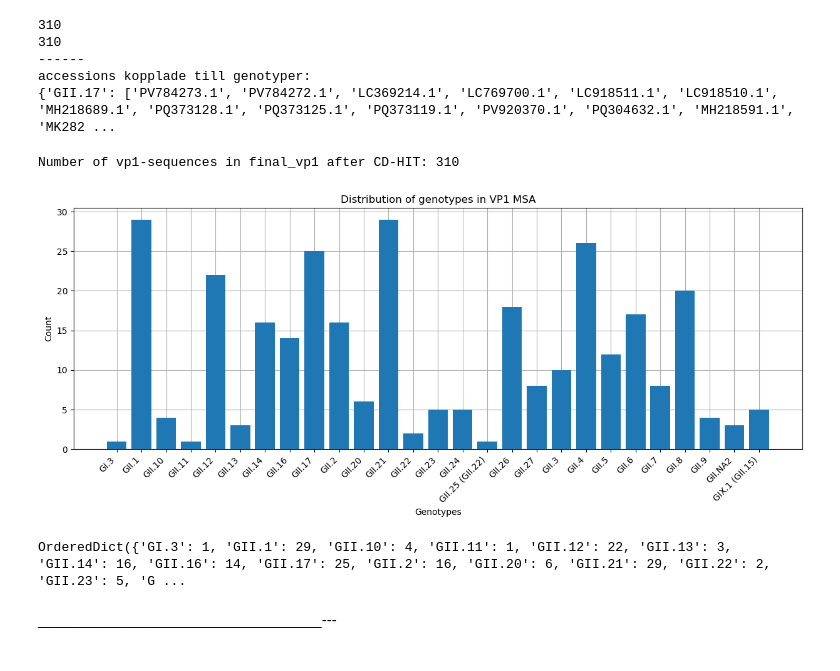
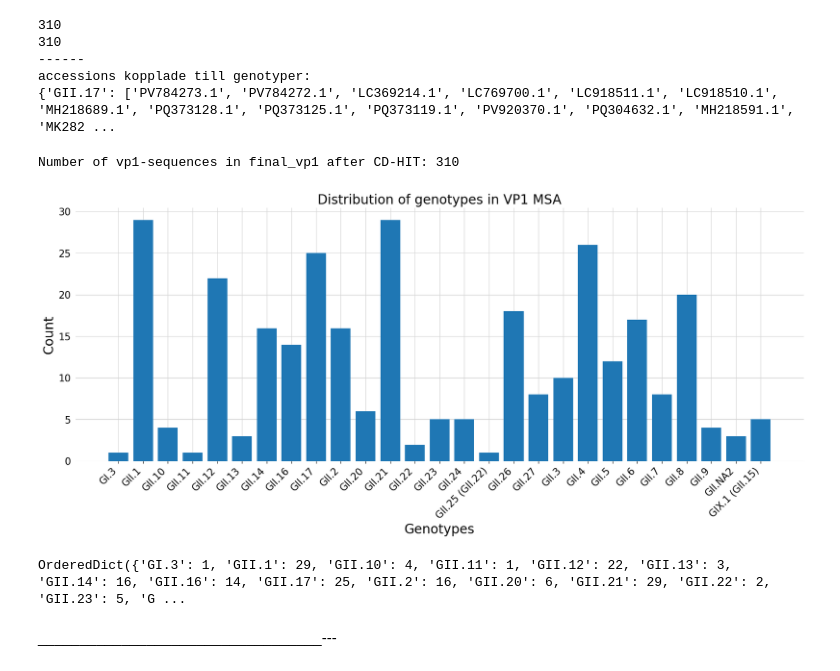
Before and after one commit to chriryde/norovirus-gii-dualtyping-ngs, a Jupyter notebook: notebooks/02_alignment correct.ipynb, the cells around one changed output. Drawn from its saved outputs; the diff is of its cells as text; code cells hidden in the pictures.

```diff
--- a/notebooks/02_alignment correct.ipynb
+++ b/notebooks/02_alignment correct.ipynb
@@ -333,21 +352,24 @@ accessions kopplade till genotyper:
 # %%
 vp1_after_cdhit_ordered = OrderedDict(sorted(vp1_dict.items(), key = lambda item:item[0]))
 
 print(f'Number of vp1-sequences in final_vp1 after CD-HIT: {sum(vp1_after_cdhit_ordered.values())}')
 
-plt.figure(figsize=(15, 5))
-plt.grid(True, zorder=0)
+plt.figure(figsize=(20, 7))
+plt.grid(True, color = 'lightgrey', zorder=0)
 plt.bar(list(vp1_after_cdhit_ordered.keys()), list(vp1_after_cdhit_ordered.values()), zorder=3)
-plt.xlabel('Genotypes')
-plt.xticks(rotation=45, ha='right')
-plt.ylabel('Count')
-plt.title('Distribution of genotypes in VP1 MSA')
+plt.xlabel('Genotypes', fontsize=20)
+plt.xticks(rotation=45, ha='right', fontsize=15)
+plt.yticks(fontsize=15)
+plt.ylabel('Count', fontsize=20)
+plt.title('Distribution of genotypes in VP1 MSA', fontsize=20)
+plt.box(False)
+plt.tick_params(left=False, bottom=True)
 plt.show()
 
 print(vp1_after_cdhit_ordered)
 # %% [output]
 Number of vp1-sequences in final_vp1 after CD-HIT: 310
-[figure, old version]
+[figure, new version]
 OrderedDict({'GI.3': 1, 'GII.1': 29, 'GII.10': 4, 'GII.11': 1, 'GII.12': 22, 'GII.13': 3, 'GII.14': 16, 'GII.16': 14, 'GII.17': 25, 'GII.2': 16, 'GII.20': 6, 'GII.21': 29, 'GII.22': 2, 'GII.23': 5, 'G ...
 # %% [markdown]
 __________________________________---
```
Also changed, not shown: parts of 2 cells of this notebook, 12 other files.
